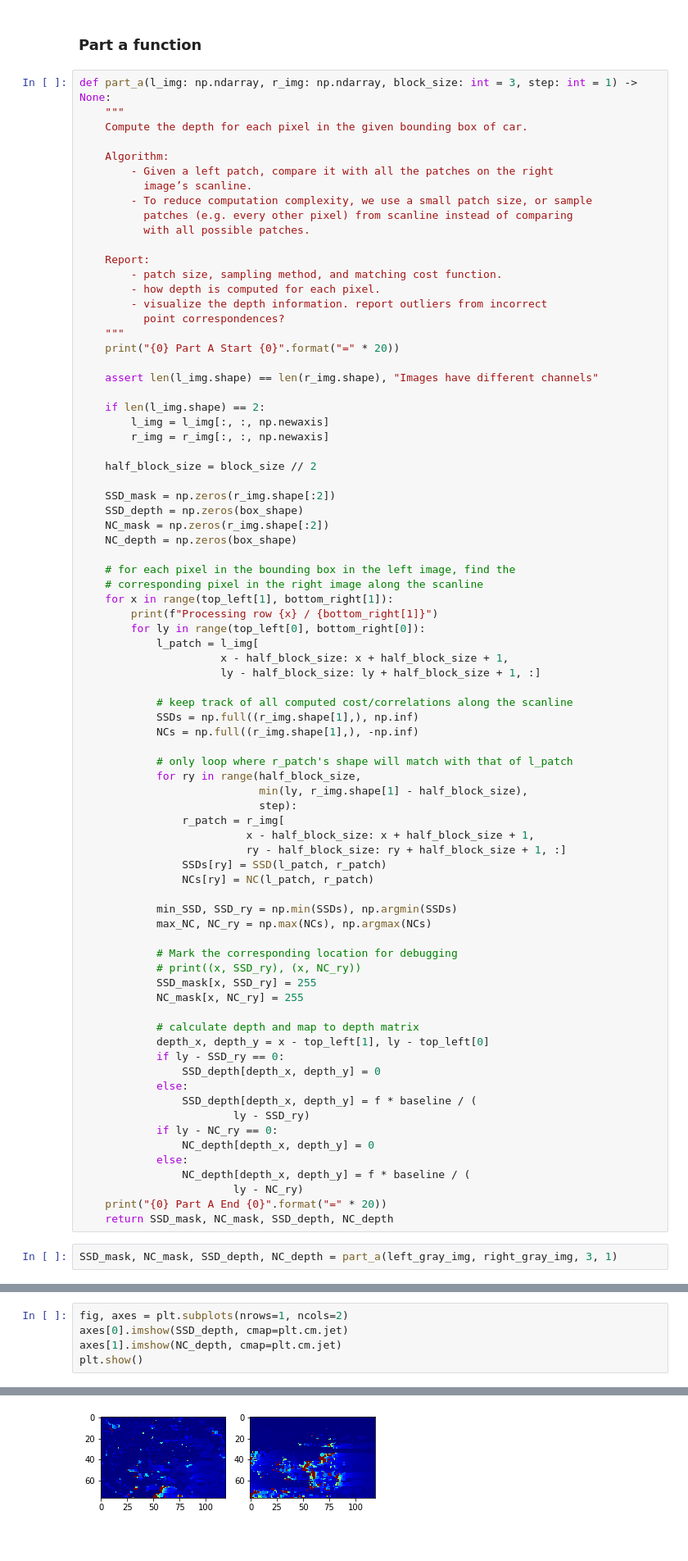
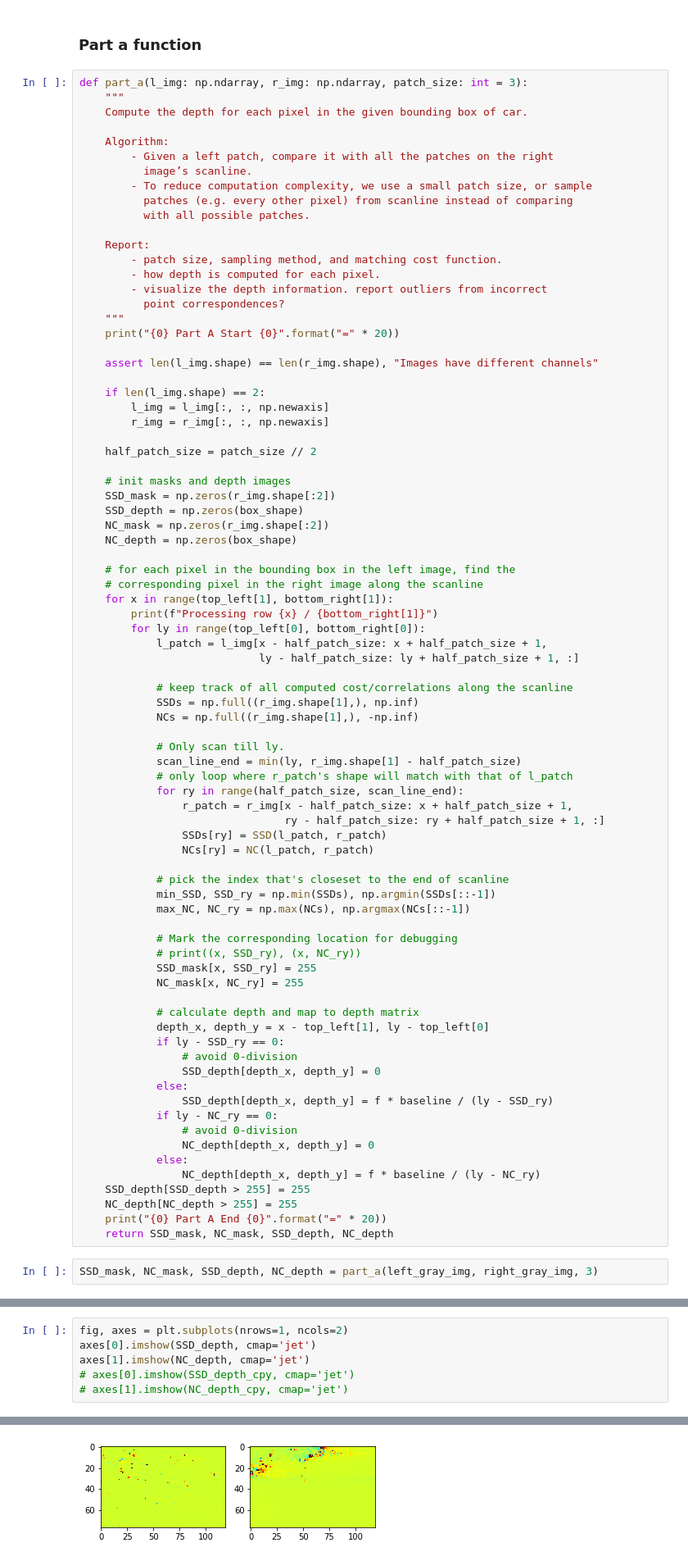
Before and after one commit to Dxyk/CSC420-Introduction-to-Image-Understanding, a Jupyter notebook: A4/Soln/q2.ipynb, the cells around one changed output, grey strips where cells are left out. Shown: that part at 82% size. Drawn from its saved outputs; the diff is of its cells as text.

```diff
--- a/A4/Soln/q2.ipynb
+++ b/A4/Soln/q2.ipynb
@@ -131,7 +131,7 @@ def NC(l_patch: np.ndarray, r_patch: np.ndarray) -> float:
 # %% [markdown]
 ### Part a function
 # %%
-def part_a(l_img: np.ndarray, r_img: np.ndarray, block_size: int = 3, step: int = 1) -> None:
+def part_a(l_img: np.ndarray, r_img: np.ndarray, patch_size: int = 3):
     """
     Compute the depth for each pixel in the given bounding box of car.
 
@@ -156,8 +156,9 @@ def part_a(l_img: np.ndarray, r_img: np.ndarray, block_size: int = 3, step: int
         l_img = l_img[:, :, np.newaxis]
         r_img = r_img[:, :, np.newaxis]
 
-    half_block_size = block_size // 2
+    half_patch_size = patch_size // 2
 
+    # init masks and depth images
     SSD_mask = np.zeros(r_img.shape[:2])
     SSD_depth = np.zeros(box_shape)
     NC_mask = np.zeros(r_img.shape[:2])
@@ -168,26 +169,25 @@ def part_a(l_img: np.ndarray, r_img: np.ndarray, block_size: int = 3, step: int
     for x in range(top_left[1], bottom_right[1]):
         print(f"Processing row {x} / {bottom_right[1]}")
         for ly in range(top_left[0], bottom_right[0]):
-            l_patch = l_img[
-                      x - half_block_size: x + half_block_size + 1,
-                      ly - half_block_size: ly + half_block_size + 1, :]
+            l_patch = l_img[x - half_patch_size: x + half_patch_size + 1,
+                            ly - half_patch_size: ly + half_patch_size + 1, :]
 
             # keep track of all computed cost/correlations along the scanline
             SSDs = np.full((r_img.shape[1],), np.inf)
             NCs = np.full((r_img.shape[1],), -np.inf)
 
+            # Only scan till ly.
+            scan_line_end = min(ly, r_img.shape[1] - half_patch_size)
             # only loop where r_patch's shape will match with that of l_patch
-            for ry in range(half_block_size,
-                            min(ly, r_img.shape[1] - half_block_size),
-                            step):
-                r_patch = r_img[
-                          x - half_block_size: x + half_block_size + 1,
-                          ry - half_block_size: ry + half_block_size + 1, :]
+            for ry in range(half_patch_size, scan_line_end):
+                r_patch = r_img[x - half_patch_size: x + half_patch_size + 1,
+                                ry - half_patch_size: ry + half_patch_size + 1, :]
                 SSDs[ry] = SSD(l_patch, r_patch)
                 NCs[ry] = NC(l_patch, r_patch)
 
-            min_SSD, SSD_ry = np.min(SSDs), np.argmin(SSDs)
-            max_NC, NC_ry = np.max(NCs), np.argmax(NCs)
+            # pick the index that's closeset to the end of scanline
+            min_SSD, SSD_ry = np.min(SSDs), np.argmin(SSDs[::-1])
+            max_NC, NC_ry = np.max(NCs), np.argmax(NCs[::-1])
 
             # Mark the corresponding location for debugging
             # print((x, SSD_ry), (x, NC_ry))
@@ -197,19 +197,21 @@ def part_a(l_img: np.ndarray, r_img: np.ndarray, block_size: int = 3, step: int
             # calculate depth and map to depth matrix
             depth_x, depth_y = x - top_left[1], ly - top_left[0]
             if ly - SSD_ry == 0:
+                # avoid 0-division
                 SSD_depth[depth_x, depth_y] = 0
             else:
-                SSD_depth[depth_x, depth_y] = f * baseline / (
-                        ly - SSD_ry)
+                SSD_depth[depth_x, depth_y] = f * baseline / (ly - SSD_ry)
             if ly - NC_ry == 0:
+                # avoid 0-division
                 NC_depth[depth_x, depth_y] = 0
             else:
-                NC_depth[depth_x, depth_y] = f * baseline / (
-                        ly - NC_ry)
+                NC_depth[depth_x, depth_y] = f * baseline / (ly - NC_ry)
+    SSD_depth[SSD_depth > 255] = 255
+    NC_depth[NC_depth > 255] = 255
     print("{0} Part A End {0}".format("=" * 20))
     return SSD_mask, NC_mask, SSD_depth, NC_depth
 # %%
-SSD_mask, NC_mask, SSD_depth, NC_depth = part_a(left_gray_img, right_gray_img, 3, 1)
+SSD_mask, NC_mask, SSD_depth, NC_depth = part_a(left_gray_img, right_gray_img, 3)
 # %% [output]
 ==================== Part A Start ====================
 Processing row 181 / 258
@@ -238,6 +267,7 @@ plt.show()
 # %%
 fig, axes = plt.subplots(nrows=1, ncols=2)
-axes[0].imshow(SSD_depth, cmap=plt.cm.jet)
-axes[1].imshow(NC_depth, cmap=plt.cm.jet)
-plt.show()
+axes[0].imshow(SSD_depth, cmap='jet')
+axes[1].imshow(NC_depth, cmap='jet')
+# axes[0].imshow(SSD_depth_cpy, cmap='jet')
+# axes[1].imshow(NC_depth_cpy, cmap='jet')
 # %% [output]
@@ -244,4 +275,4 @@ plt.show()
-[figure, old version]
+[figure, new version]
 # %%
 # Convert depth maps to appropriate scale
 SSD_depth_adjusted = np.copy(SSD_depth)
```
Also changed, not shown: parts of 20 cells of this notebook, 3 other files.
